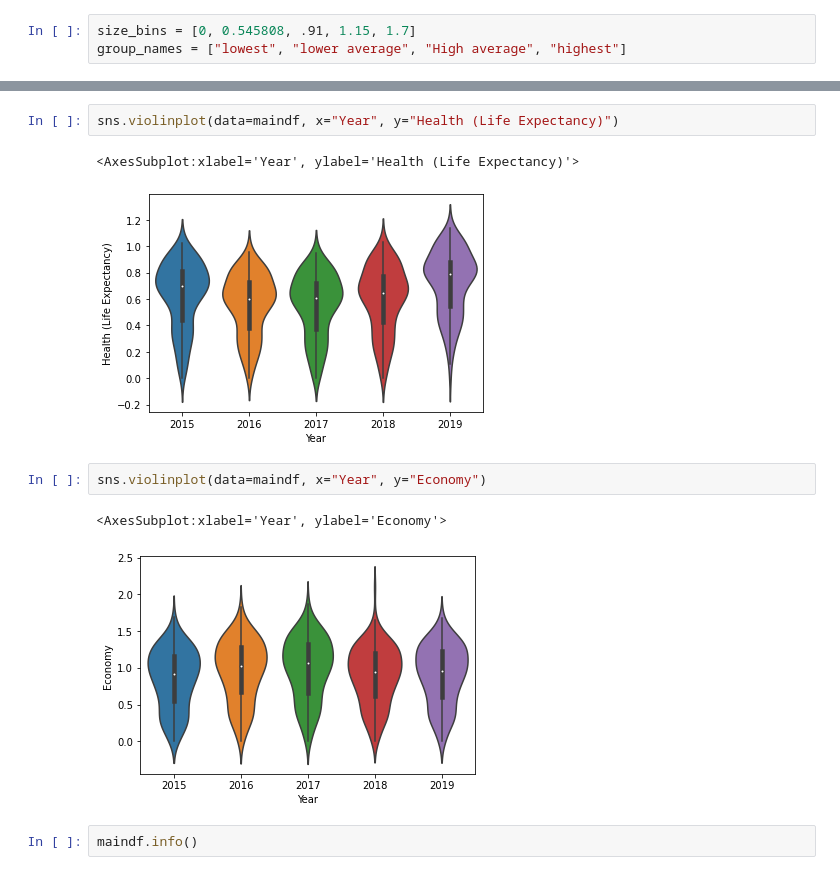
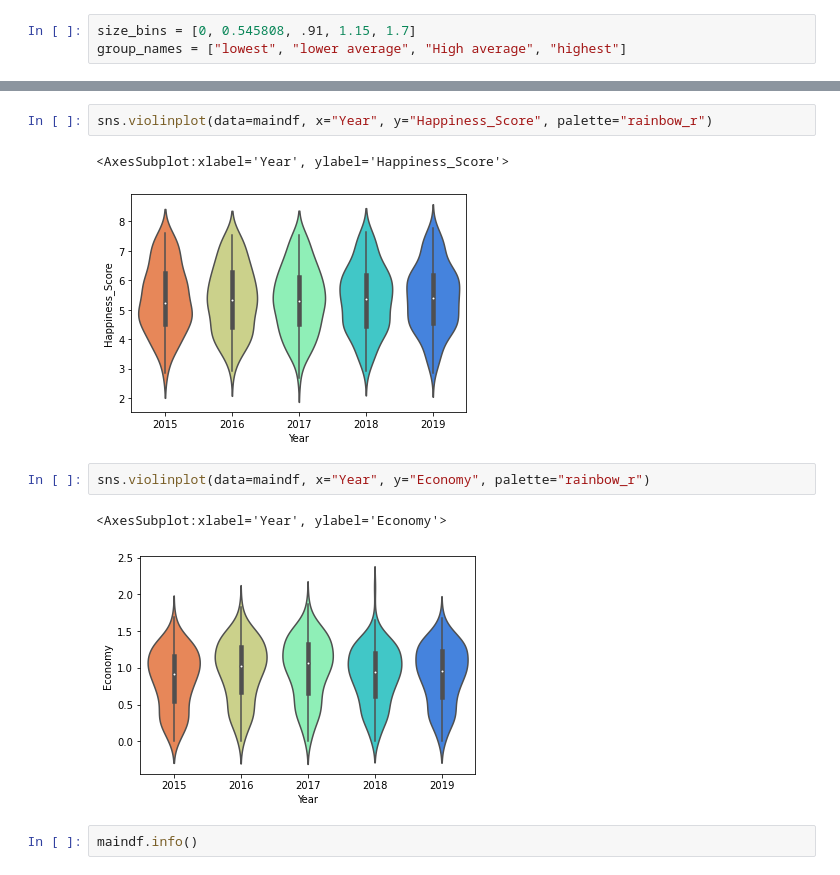
Before and after one commit to Georgejtomaras/smu_project1_worldhappiness, a Jupyter notebook: George T work/project_1_data merge.py-Georgework.ipynb, the cells around one changed output, grey strips where cells are left out. Cells and saved outputs as stored; diff of their text form.

```diff
--- a/George T work/project_1_data merge.py-Georgework.ipynb
+++ b/George T work/project_1_data merge.py-Georgework.ipynb
@@ -110,13 +200,13 @@ NameError: name 'avgdf' is not defined
 # %%
-sns.violinplot(data=maindf, x="Year", y="Health (Life Expectancy)")
+sns.violinplot(data=maindf, x="Year", y="Happiness_Score", palette="rainbow_r")
 # %% [output]
-<AxesSubplot:xlabel='Year', ylabel='Health (Life Expectancy)'>
+<AxesSubplot:xlabel='Year', ylabel='Happiness_Score'>
-[figure, old version]
+[figure, new version]
 # %%
-sns.violinplot(data=maindf, x="Year", y="Economy")
+sns.violinplot(data=maindf, x="Year", y="Economy", palette="rainbow_r")
 # %% [output]
 <AxesSubplot:xlabel='Year', ylabel='Economy'>
-[figure, old version]
+[figure, new version]
 # %%
 maindf.info()
 # %% [output]
```
Also changed, not shown: parts of 37 cells of this notebook, 17 other files.
